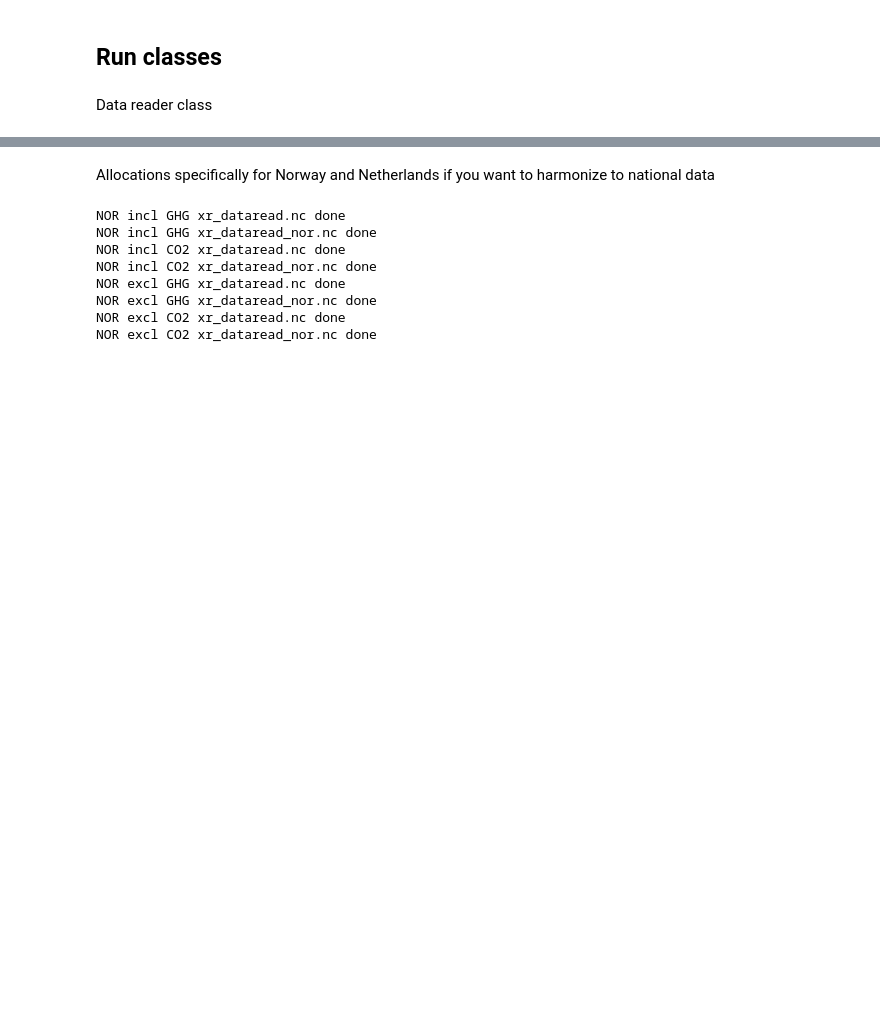
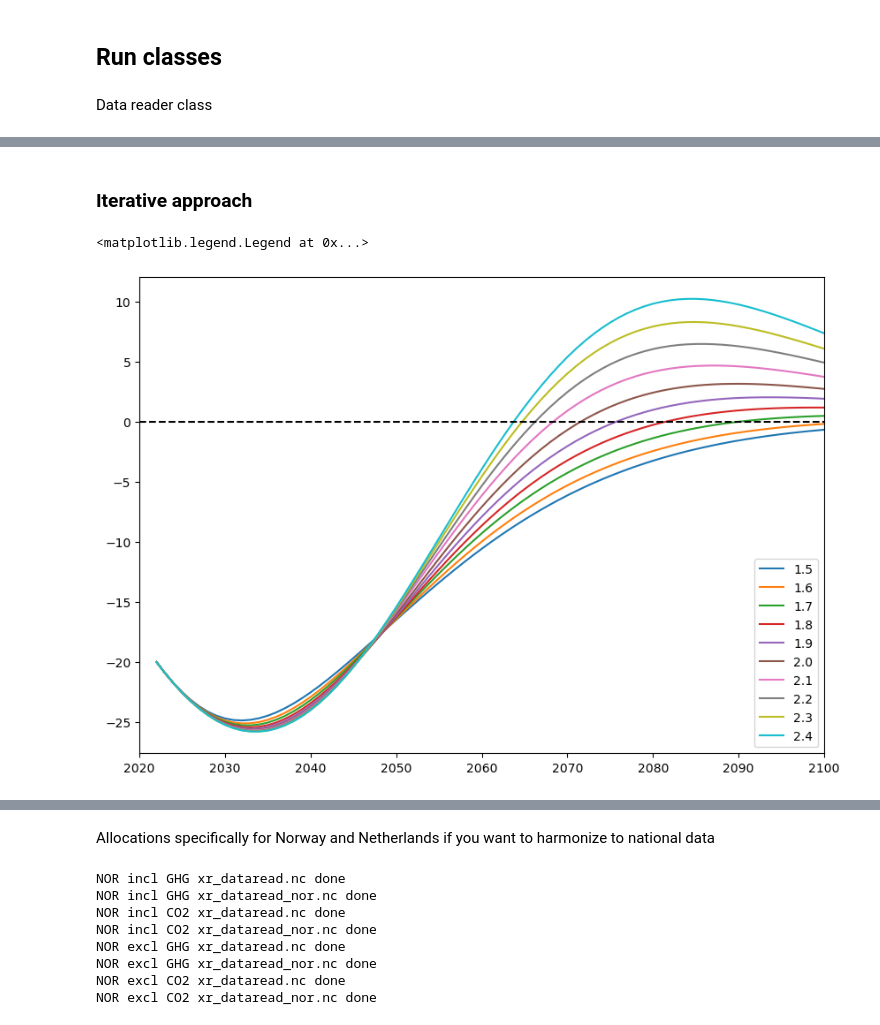
Before and after one commit to imagepbl/effort-sharing, a Jupyter notebook: Main.ipynb, the cells around one changed output, grey strips where cells are left out. Drawn from its saved outputs; the diff is of its cells as text; code cells hidden in the pictures; blank space fills up the shorter version.

Commit message:
Making first steps with the new ECPC

```diff
--- a/Main.ipynb
+++ b/Main.ipynb
@@ -48,0 +123,2 @@ datareader.country_specific_datareaders()
+# %% [markdown]
+### Iterative approach
@@ -48,0 +194,14 @@ datareader.country_specific_datareaders()
+# %%
+fig, ax = plt.subplots(figsize=(10, 7))
+reg = 'NLD'
+for T in xr_ecpc_alloc.Temperature:
+    y, = plt.plot(xr_hist.Time, xr_hist.sel(Region=reg, Temperature=T) / emis_start.sel(Region=reg), label=float(T))
+#     plt.plot(xr_all2.Time, xr_all2.sel(Region=reg) / xr_all2.sel(Region=reg, Time=2021), '.', c=y.get_color())
+# plt.plot(xr_all2.Time, xr_all2.sel(Region=self.countries_iso).sum(dim='Region') / xr_all2.sel(Region=self.countries_iso).sum(dim='Region').sel(Time=2021), label='Sum of countries', lw=3, color='black')
+#plt.plot(self.xr_total.Time, self.xr_total.GHG_globe.sel(Temperature=1.6, Risk=0.5,NegEmis=0.5, NonCO2red=0.5, Timing='Immediate') / self.xr_total.GHG_globe.sel(Time=2021, Temperature=1.6, Risk=0.5,NegEmis=0.5, NonCO2red=0.5, Timing='Immediate'), label='Earth', lw=1, color='grey', ls='--')
+plt.plot([2020, 2100], [0, 0], 'k--')
+plt.xlim([2020, 2100])
+plt.legend()
+# %% [output]
+<matplotlib.legend.Legend at 0x...>
+[figure, added]
```
Also changed, not shown: parts of 18 cells of this notebook, 2 other files.
